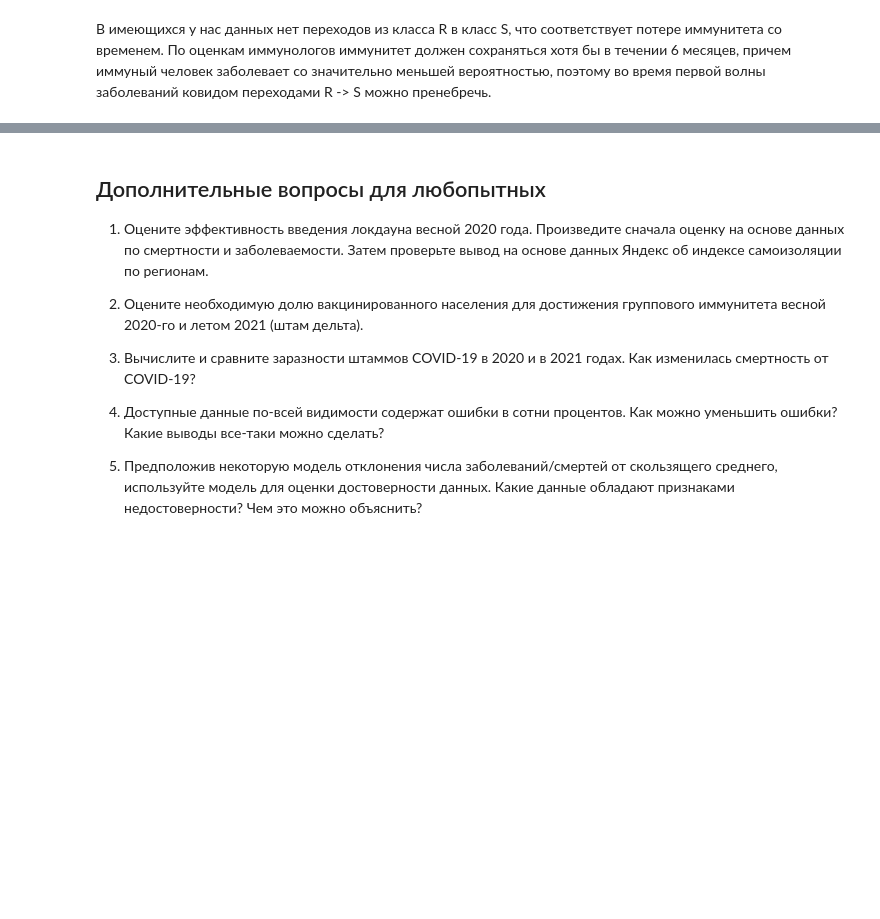
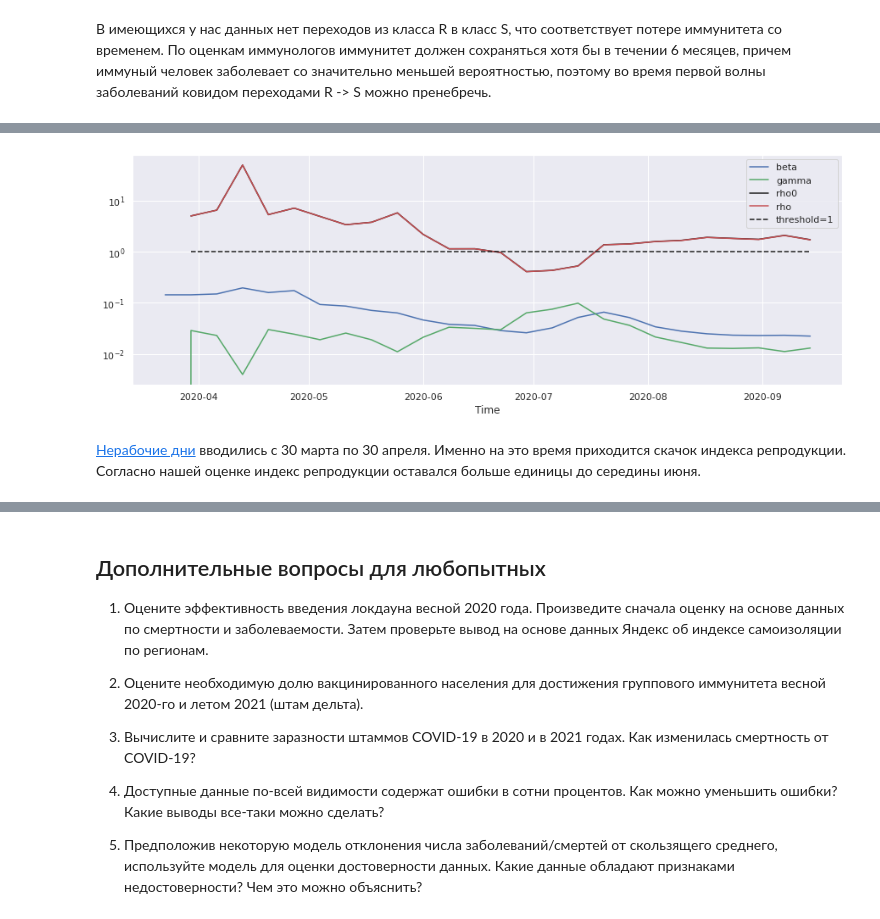
Before and after one commit to alepoydes/introduction-to-numerical-simulation, a Jupyter notebook: practice/covid/COVID-19.ipynb, the cells around one changed output, grey strips where cells are left out. Cells and saved outputs as stored; diff of their text form; code cells hidden in the pictures; blank space fills up the shorter version.

Commit message:
* update COVID lab

```diff
--- a/practice/covid/COVID-19.ipynb
+++ b/practice/covid/COVID-19.ipynb
@@ -174,0 +213,33 @@ plt.show()
+# %%
+# Заменив производные в уравнениях SIR модели на конечные разности мы можем оценить
+# константы модели в каждый момент времени.
+# Даты между датами в индексе.
+index = first_wave.index.shift(periods=3)[:-1]
+# Вычислим производные и средние значения на интервалах.
+dS = pd.Series( np.diff(S.to_numpy(), 1)/7, index=index)
+dI = pd.Series( np.diff(I.to_numpy(), 1)/7, index=index)
+dR = pd.Series( np.diff(R.to_numpy(), 1)/7, index=index)
+def midpoint(x): return pd.Series( (x[1:]+x[:-1])/2, index=index)
+mS = midpoint(S.to_numpy())
+mI = midpoint(I.to_numpy())
+mR = midpoint(R.to_numpy())
+
+# Выразим константы.
+beta = -dS/mS/mI*N
+gamma = dR/mI
+rho0 = beta/gamma # Basic reproduction number
+rho = rho0*mS/N # Effective reproduction number
+
+fig, ax = plt.subplots(1, figsize=(15,5))
+ax.plot(beta, 'b', label='beta')
+ax.plot(gamma, 'g', label='gamma')
+ax.semilogy(rho0, 'k', label='rho0')
+ax.semilogy(rho, 'r', label='rho')
+ax.semilogy(1+0*rho, '--k', label='threshold=1')
+ax.set_xlabel("Time")
+ax.legend()
+plt.show()
+# %% [output]
+[figure, added]
+# %% [markdown]
+[Нерабочие дни](https://ru.wikipedia.org/wiki/Хронология_событий_в_России,_вызванных_пандемией_COVID-19) вводились с 30 марта по 30 апреля. Именно на это время приходится скачок индекса репродукции. Согласно нашей оценке индекс репродукции оставался больше единицы до середины июня.
```
Also changed, not shown: parts of 10 cells of this notebook.
